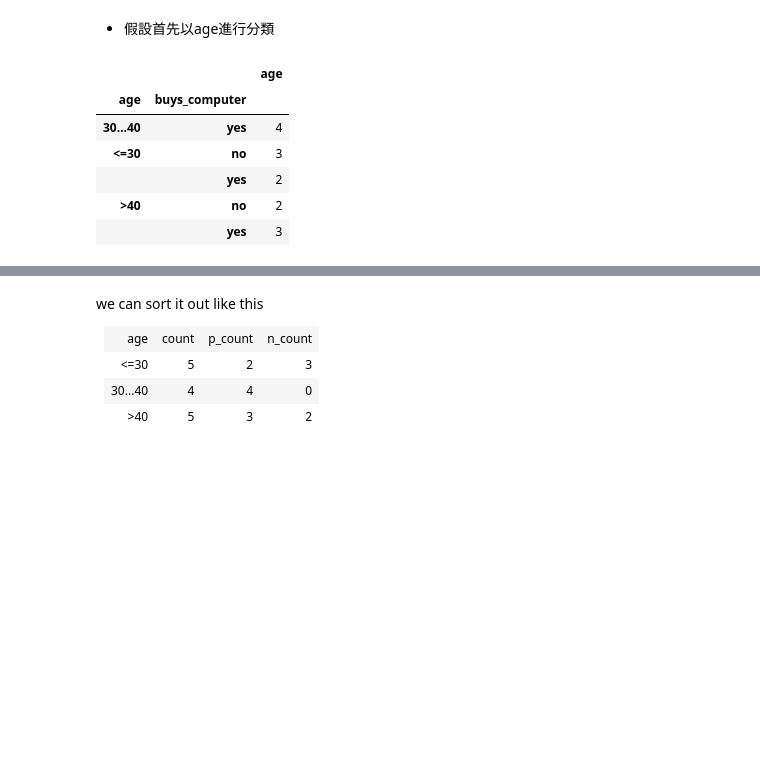
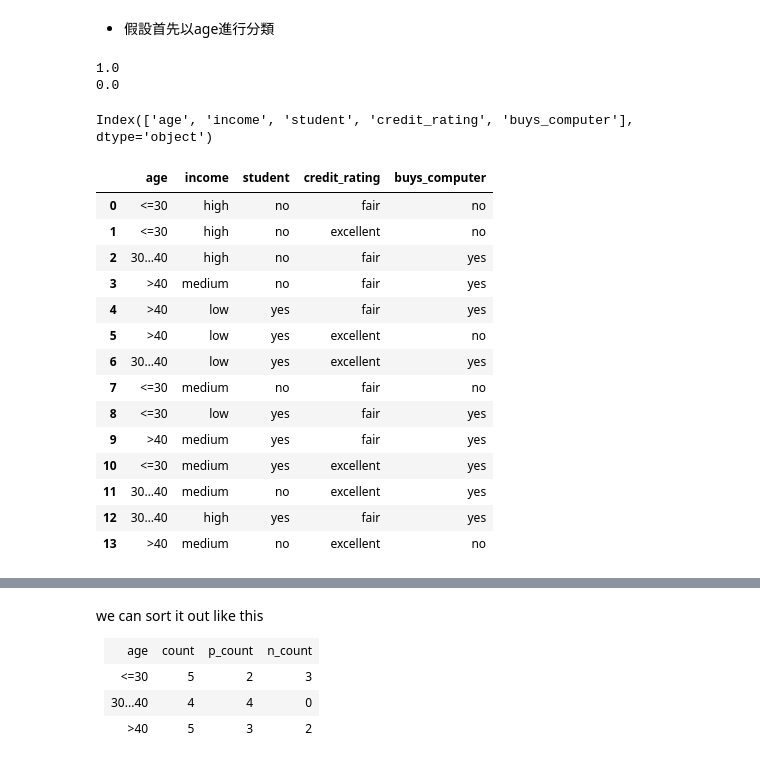
Before and after one commit to GoatWang/IIIMaterial, a Jupyter notebook: 5_Classification_tutorial/python4_classification.ipynb, the cells around one changed output, grey strips where cells are left out. Cells and saved outputs as stored; diff of their text form; code cells hidden in the pictures; blank space fills up the shorter version.

```diff
--- a/5_Classification_tutorial/python4_classification.ipynb
+++ b/5_Classification_tutorial/python4_classification.ipynb
@@ -147,14 +533,37 @@ $$After(A) = \sum\limits_{i=1}^v -\frac{p_{i} + n_{i}}{p+n} I(p_{i}, n_{i})$$
 $$Information Gain = Before(p, n) - After(A)$$
 # %% [markdown]
 - 假設首先以age進行分類
+# %%
+def entropy(p, n):
+    pp = p/(p+n)
+    pn = n/(p+n)
+    lpp = - (pp * np.log2(pp)) if pp != 0 else 0
+    lpn = - (pn * np.log2(pn)) if pn != 0 else 0
+    return lpp + lpn
+
+print(entropy(0.5, 0.5))
+print(entropy(1, 0))
+# %% [output]
+1.0
+0.0
 # %%
 df = pd.read_csv(os.path.join("dataset", "buy_computers"))
-df.groupby(['age','buys_computer'])[[df.columns[0]]].count()
+print(df.columns)
+df
 # %% [output]
+Index(['age', 'income', 'student', 'credit_rating', 'buys_computer'], dtype='object')
-|  |  | age |
-| age | buys_computer |  |
-| 30…40 | yes | 4 |
-| <=30 | no | 3 |
-|  | yes | 2 |
-| >40 | no | 2 |
-|  | yes | 3 |
+|  | age | income | student | credit_rating | buys_computer |
+| 0 | <=30 | high | no | fair | no |
+| 1 | <=30 | high | no | excellent | no |
+| 2 | 30…40 | high | no | fair | yes |
+| 3 | >40 | medium | no | fair | yes |
+| 4 | >40 | low | yes | fair | yes |
+| 5 | >40 | low | yes | excellent | no |
+| 6 | 30…40 | low | yes | excellent | yes |
+| 7 | <=30 | medium | no | fair | no |
+| 8 | <=30 | low | yes | fair | yes |
+| 9 | >40 | medium | yes | fair | yes |
+| 10 | <=30 | medium | yes | excellent | yes |
+| 11 | 30…40 | medium | no | excellent | yes |
+| 12 | 30…40 | high | yes | fair | yes |
+| 13 | >40 | medium | no | excellent | no |
```
Also changed, not shown: parts of 60 cells of this notebook, 7 other files.
